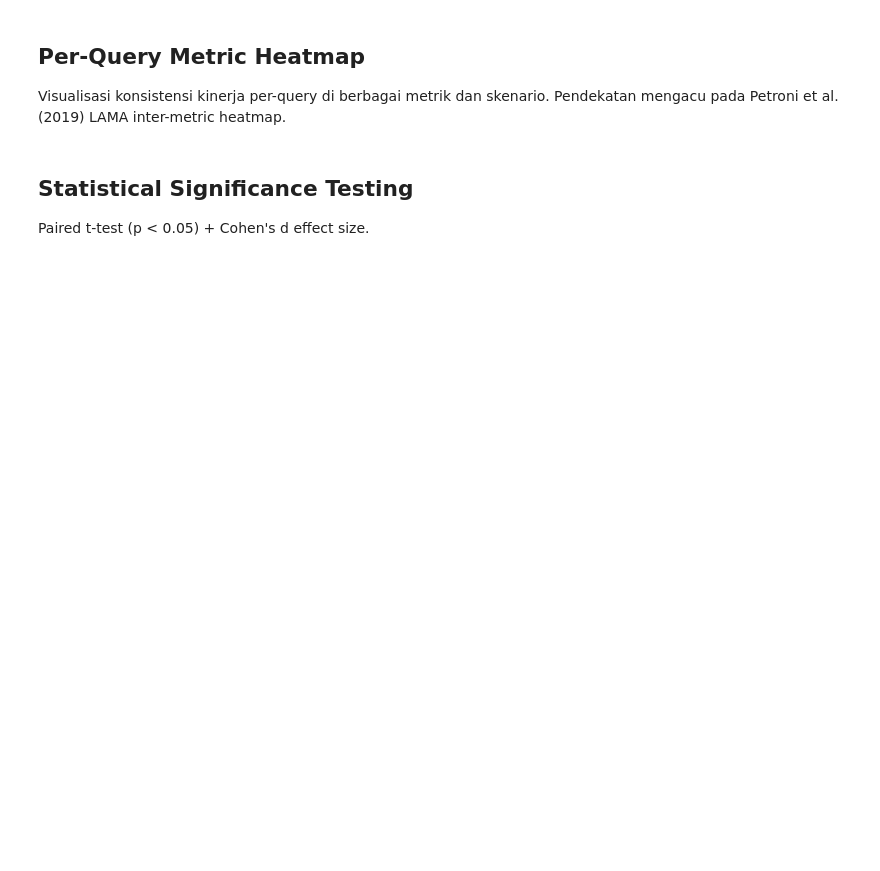
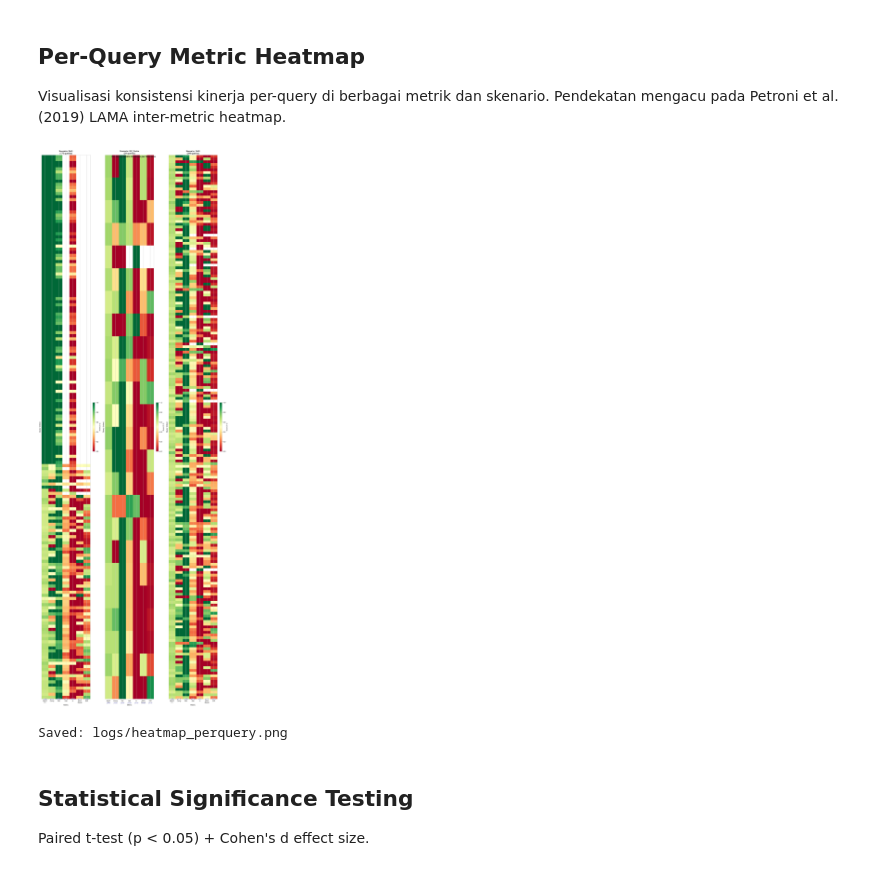
Before and after one commit to samuelsitio26/llm-chatbot-RAG-CAG, a Jupyter notebook: notebooks/Evaluate.ipynb, the cells around one changed output. Drawn from its saved outputs; the diff is of its cells as text; code cells hidden in the pictures; blank space fills up the shorter version.

```diff
--- a/notebooks/Evaluate.ipynb
+++ b/notebooks/Evaluate.ipynb
@@ -1793,11 +2408,13 @@ Pendekatan mengacu pada Petroni et al. (2019) LAMA inter-metric heatmap.
 # Referensi:
 #   Petroni, F. et al. (2019). Language Models as Knowledge Bases?
 #   https://arxiv.org/abs/1909.01066
+#
+# Token F1 dihapus — BERTScore F1 digunakan sebagai metrik kualitas teks utama.
 
 import numpy as _np_hm
 
-_hm_keys   = ['bert', 'comp', 'tf1', 'rel', 'hall', 'irr', 'recall', 'eir']
-_hm_labels = ['BERT\nF1', 'Comp', 'Token\nF1', 'Rel', 'Hall', 'Irr', 'RAG\nRecall', 'EIR']
+_hm_keys   = ['bert', 'comp', 'rel', 'hall', 'irr', 'recall', 'eir']
+_hm_labels = ['BERT\nF1', 'Comp', 'Rel', 'Hall', 'Irr', 'RAG\nRecall', 'EIR']
 
 _scen_order = [s for s in ['FAQ', 'KV_Cache', 'RAG', 'CAG'] if s in scenario_results]
 
@@ -1822,33 +2439,36 @@ else:
                 if v == v:  # not NaN
                     mat[row, c] = v
 
         ax = axes[0][col]
         im = ax.imshow(mat, aspect='auto', vmin=0, vmax=1,
                        cmap='RdYlGn', interpolation='nearest')
 
         ax.set_xticks(range(len(_hm_labels)))
         ax.set_xticklabels(_hm_labels, fontsize=9)
         ax.set_yticks([])
         ax.set_xlabel('Metric', fontsize=10)
         ax.set_ylabel('Query (index)', fontsize=10)
         ax.set_title(f'Scenario: {scen}\n({n_q} queries)', fontsize=11, fontweight='bold')
 
         # Colorbar
         cb = plt.colorbar(im, ax=ax, fraction=0.046, pad=0.04)
         cb.set_label('Score [0-1]', fontsize=9)
 
         # Mean annotation row below heatmap
         for c in range(len(_hm_keys)):
             col_vals = [mat[r, c] for r in range(n_q) if not _np_hm.isnan(mat[r, c])]
             if col_vals:
                 ax.text(c, n_q - 0.3, f'\u03bc={_np_hm.mean(col_vals):.2f}',
                         ha='center', va='bottom', fontsize=6.5, color='navy',
                         bbox=dict(facecolor='white', alpha=0.6, pad=1, edgecolor='none'))
 
     plt.tight_layout()
     plt.savefig('../logs/heatmap_perquery.png', dpi=300, bbox_inches='tight')
     plt.show()
     print("Saved: logs/heatmap_perquery.png")
+# %% [output]
+[figure, added]
+Saved: logs/heatmap_perquery.png
 # %% [markdown]
 ## Statistical Significance Testing
 Paired t-test (p < 0.05) + Cohen's d effect size.
```
Also changed, not shown: parts of 25 cells of this notebook, 42 other files.
